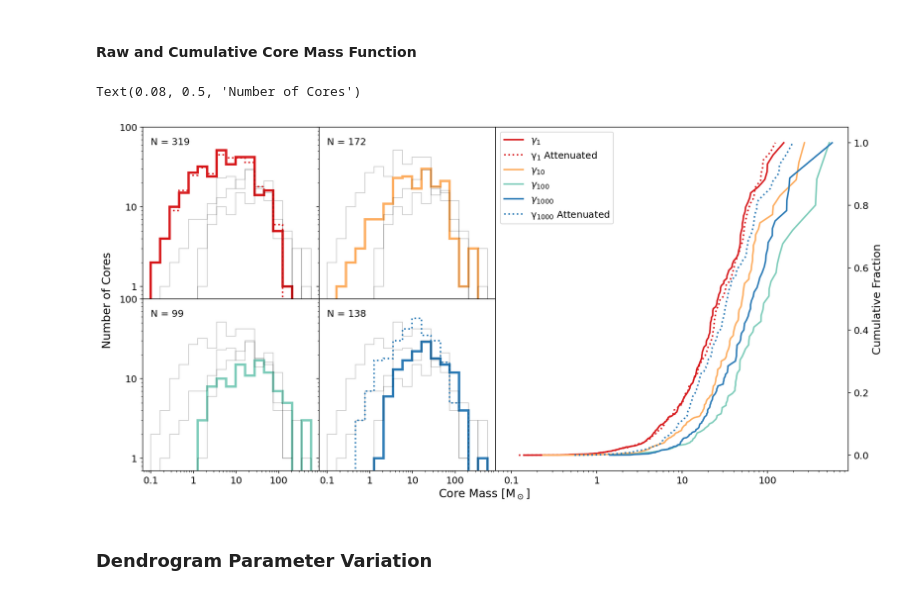
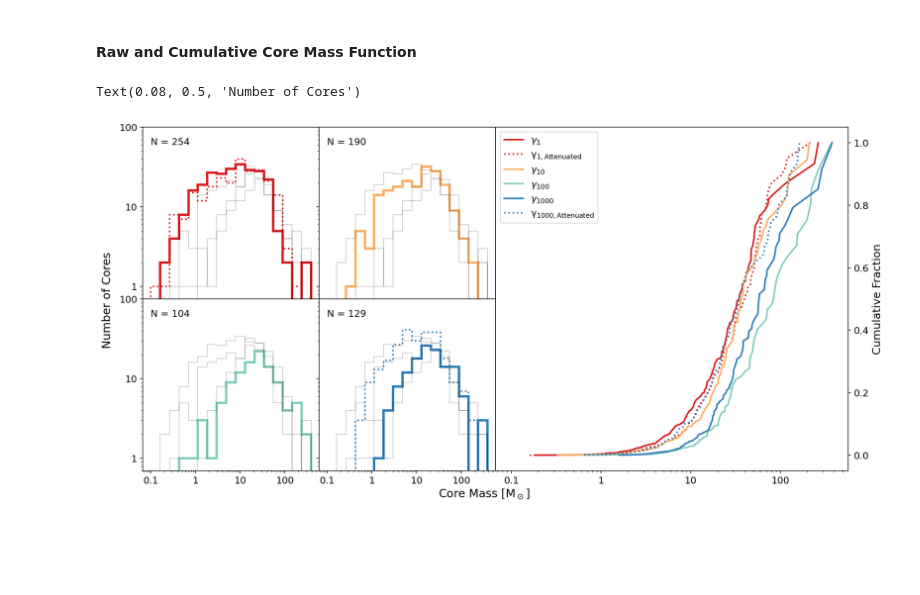
Before and after one commit to clonematthew/stardustCodes, a Jupyter notebook: fragmentation.ipynb, the cells around one changed output. Cells and saved outputs as stored; diff of their text form; code cells hidden in the pictures; blank space fills up the shorter version.

```diff
--- a/fragmentation.ipynb
+++ b/fragmentation.ipynb
@@ -112,27 +14,0 @@ n1000, j1000, p1000 = getPeakDistances(dataObjects[3])
-# %%
-# Create the figure
-plt.figure(figsize=(8,6))
-matplotlib.rcParams.update({'font.size': 12})
-matplotlib.rcParams['figure.dpi'] = 200
-
-# Create dictionary containing the data
-data = {
-    "1": n1/1.5e13,
-    "10": n10/1.5e13,
-    "100": n100/1.5e13,
-    "1000": n1000/1.5e13,
-}
-
-colors = [c.colours()[0], c.colours()[1], c.colours()[3], c.colours()[4]]
-
-# Plot the data and format
-sns.violinplot(data, log_scale=True, palette=colors)
-
-# Add the number of peaks
-plt.text(0.15, 2.5e3, len(n1))
-plt.text(1.15, 7e3,len(n10))
-plt.text(2.15, 1.2e4, len(n100))
-plt.text(3.2, 5e4, len(n1000))
-
-plt.ylabel("Distance to Nearest Core [$\\rm AU$]")
-plt.xlabel("$\\rm \gamma_{SFR}$")
@@ -183,0 +42,8 @@ Done
+# %%
+m1 = coreMassFunction("./imageFiles/UV1r1zoomCentre2.dat")
+m2 = coreMassFunction("./imageFiles/UV10r1zoomCentre.dat")
+m3 = coreMassFunction("./imageFiles/UV100r1zoomCentre.dat")
+m4 = coreMassFunction("./imageFiles/UV1000r1zoomCentre.dat")
+
+m1cr = coreMassFunction("./imageFiles/UV1attenuatedZoomCentre.dat")
+m1000cr = coreMassFunction("./imageFiles/UV1000attenuatedZoomCentre.dat")
@@ -295,35 +168,33 @@ for i in range(4):
         axs[axes[i]].set_yticklabels([])
     else:
         axs[axes[i]].set_yticks([1, 10, 100])
         axs[axes[i]].set_yticklabels(["1", "10", "100"])
 
     axs[axes[i]].text(0.1,60, "N = %s" % len(thisPlot))
     axs[axes[i]].set_ylim(0.7, 100)
 
 for i in range(4):
     mSort = np.sort(totMasses[i])
     mCum = np.cumsum(mSort)
 
     # Plot the data
     axs["right"].plot(mSort, mCum/mCum[-1], color=colors[i], linewidth=2, label=labels[i])
 
     if i == 0:
         mSort = np.sort(m1cr)
-        axs["right"].plot(mSort, np.cumsum(mSort)/np.cumsum(mSort)[-1], color=colors[i], linewidth=2, linestyle=":", label="$\\rm \\gamma_1$ Attenuated")
+        axs["right"].plot(mSort, np.cumsum(mSort)/np.cumsum(mSort)[-1], color=colors[i], linewidth=2, linestyle=":", label="$\\rm \\gamma_{1,Attenuated}$")
     elif i == 3:
         mSort = np.sort(m1000cr)
-        axs["right"].plot(mSort, np.cumsum(mSort)/np.cumsum(mSort)[-1], color=colors[i], linewidth=2, linestyle=":", label="$\\rm \\gamma_{1000}$ Attenuated")
+        axs["right"].plot(mSort, np.cumsum(mSort)/np.cumsum(mSort)[-1], color=colors[i], linewidth=2, linestyle=":", label="$\\rm \\gamma_{1000,Attenuated}$")
 
     axs["right"].yaxis.tick_right()
     axs["right"].set_ylabel("Cumulative Fraction", fontsize=14)
     axs["right"].yaxis.set_label_position("right")
 
 axs["right"].legend()
 
 fig.supxlabel("Core Mass $\\rm [M_\odot]$", y=0.06)
 fig.supylabel("Number of Cores", x=0.08)
 # %% [output]
 Text(0.08, 0.5, 'Number of Cores')
-[figure, old version]
+[figure, new version]
-# %% [markdown]
-### Dendrogram Parameter Variation
```
Also changed, not shown: parts of 19 cells of this notebook, 2 other files.
